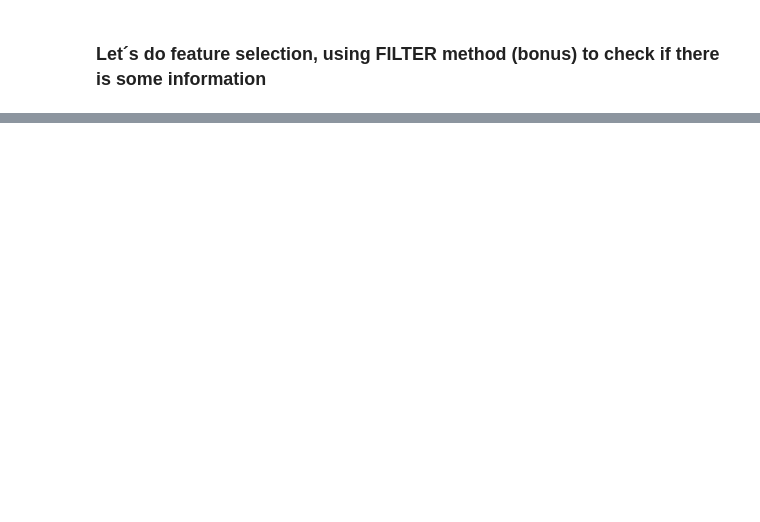
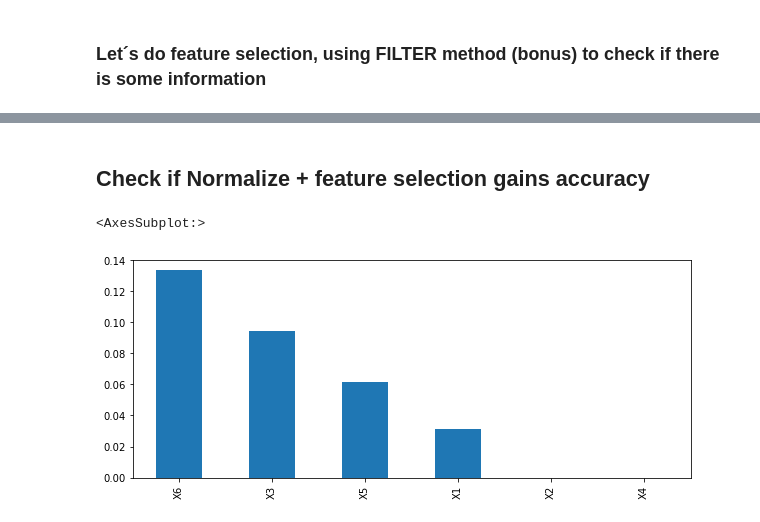
Before and after one commit to ronieto/ZVyYv6QOdf2zemiI, a Jupyter notebook: ZVyYv6QOdf2zemiI.ipynb, the cells around one changed output, grey strips where cells are left out. Drawn from its saved outputs; the diff is of its cells as text; code cells hidden in the pictures; blank space fills up the shorter version.

```diff
--- a/ZVyYv6QOdf2zemiI.ipynb
+++ b/ZVyYv6QOdf2zemiI.ipynb
@@ -329,0 +466,2 @@ mi.sort_values(ascending=False).plot.bar(figsize=(10, 4))
+# %% [markdown]
+## Check if Normalize + feature selection gains accuracy
@@ -329,0 +474,13 @@ mi.sort_values(ascending=False).plot.bar(figsize=(10, 4))
+# %%
+X = df.drop("Y", axis = 1)
+y = df['Y']
+# %%
+mi = mutual_info_regression(X, y, n_neighbors = 2, random_state = 102)
+# %%
+mi = pd.Series(mi)
+mi.index = X.columns
+mi.sort_values(ascending=False)
+mi.sort_values(ascending=False).plot.bar(figsize=(10, 4))
+# %% [output]
+<AxesSubplot:>
+[figure, added]
```
Also changed, not shown: parts of 52 cells of this notebook.
